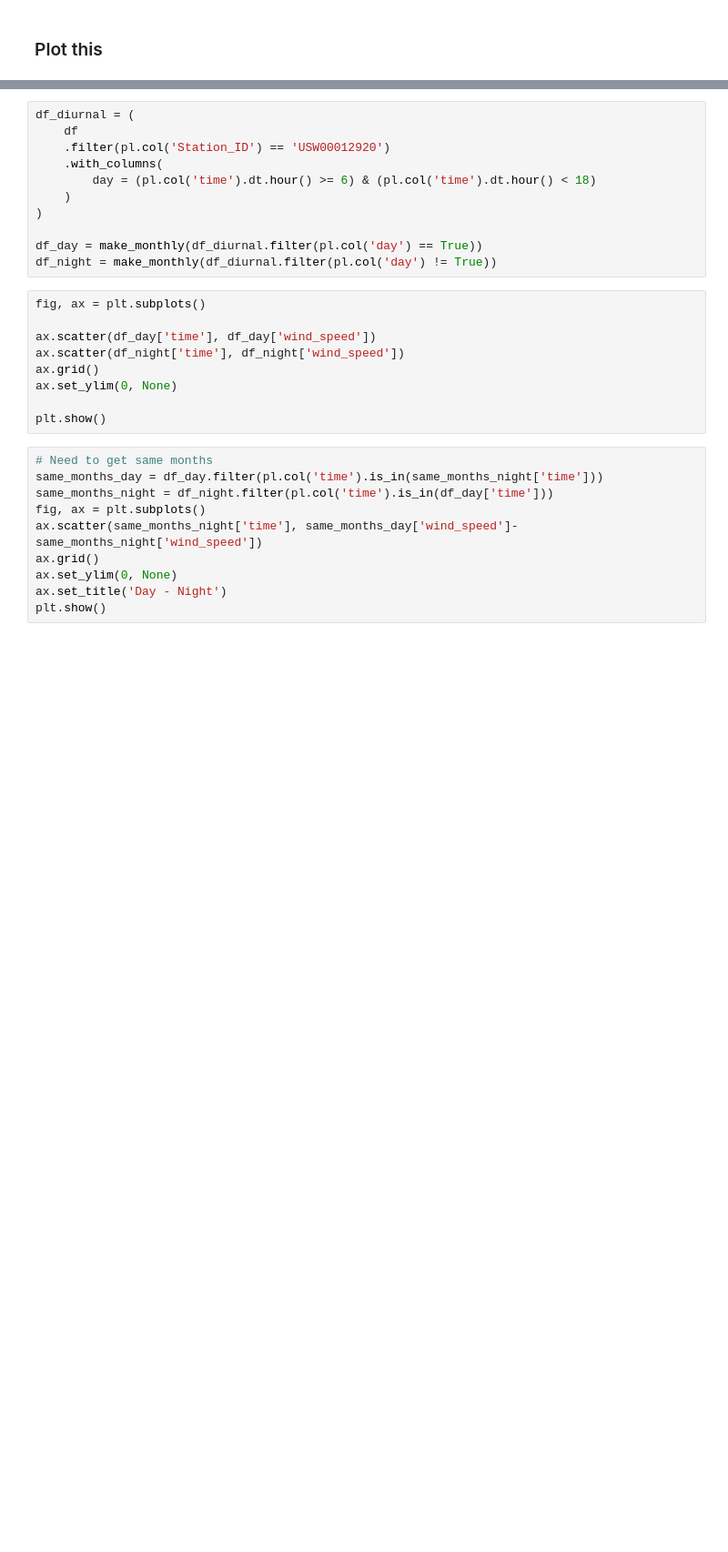
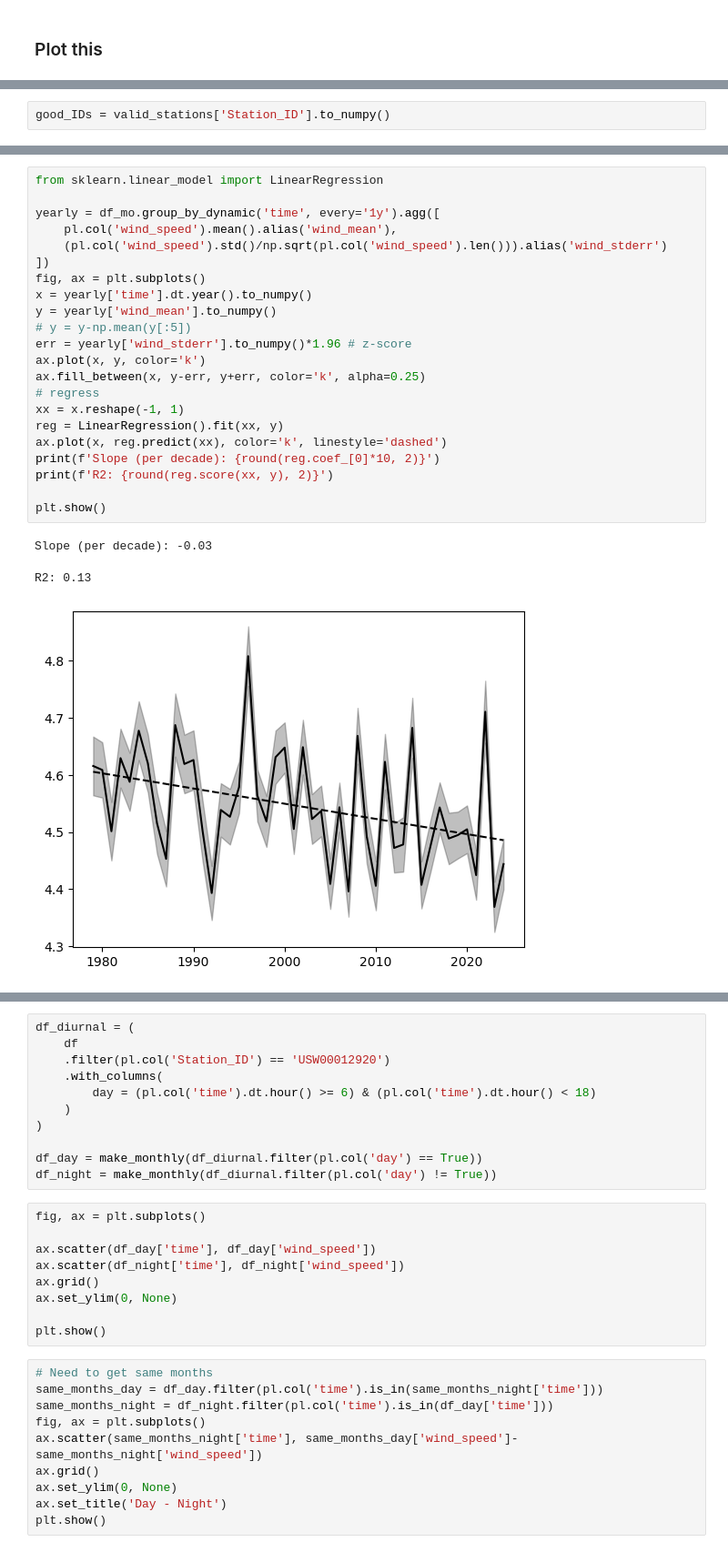
Before and after one commit to ivalencius/GPLLJ, a Jupyter notebook: src/GHCNh_cna.ipynb, the cells around one changed output, grey strips where cells are left out. Shown at 91% size. Drawn from its saved outputs; the diff is of its cells as text; blank space fills up the shorter version.

```diff
--- a/src/GHCNh_cna.ipynb
+++ b/src/GHCNh_cna.ipynb
@@ -295,0 +227,2 @@ plt.scatter(df_s['time'], df_s['wind_speed'])
+# %%
+good_IDs = valid_stations['Station_ID'].to_numpy()
@@ -295,0 +276,26 @@ plt.scatter(df_s['time'], df_s['wind_speed'])
+# %%
+from sklearn.linear_model import LinearRegression
+
+yearly = df_mo.group_by_dynamic('time', every='1y').agg([
+    pl.col('wind_speed').mean().alias('wind_mean'),
+    (pl.col('wind_speed').std()/np.sqrt(pl.col('wind_speed').len())).alias('wind_stderr')
+])
+fig, ax = plt.subplots()
+x = yearly['time'].dt.year().to_numpy()
+y = yearly['wind_mean'].to_numpy()
+# y = y-np.mean(y[:5])
+err = yearly['wind_stderr'].to_numpy()*1.96 # z-score
+ax.plot(x, y, color='k')
+ax.fill_between(x, y-err, y+err, color='k', alpha=0.25)
+# regress
+xx = x.reshape(-1, 1)
+reg = LinearRegression().fit(xx, y)
+ax.plot(x, reg.predict(xx), color='k', linestyle='dashed')
+print(f'Slope (per decade): {round(reg.coef_[0]*10, 2)}')
+print(f'R2: {round(reg.score(xx, y), 2)}')
+
+plt.show()
+# %% [output]
+Slope (per decade): -0.03
+R2: 0.13
+[figure, added]
```
Also changed, not shown: parts of 19 cells of this notebook, 2 other files.
